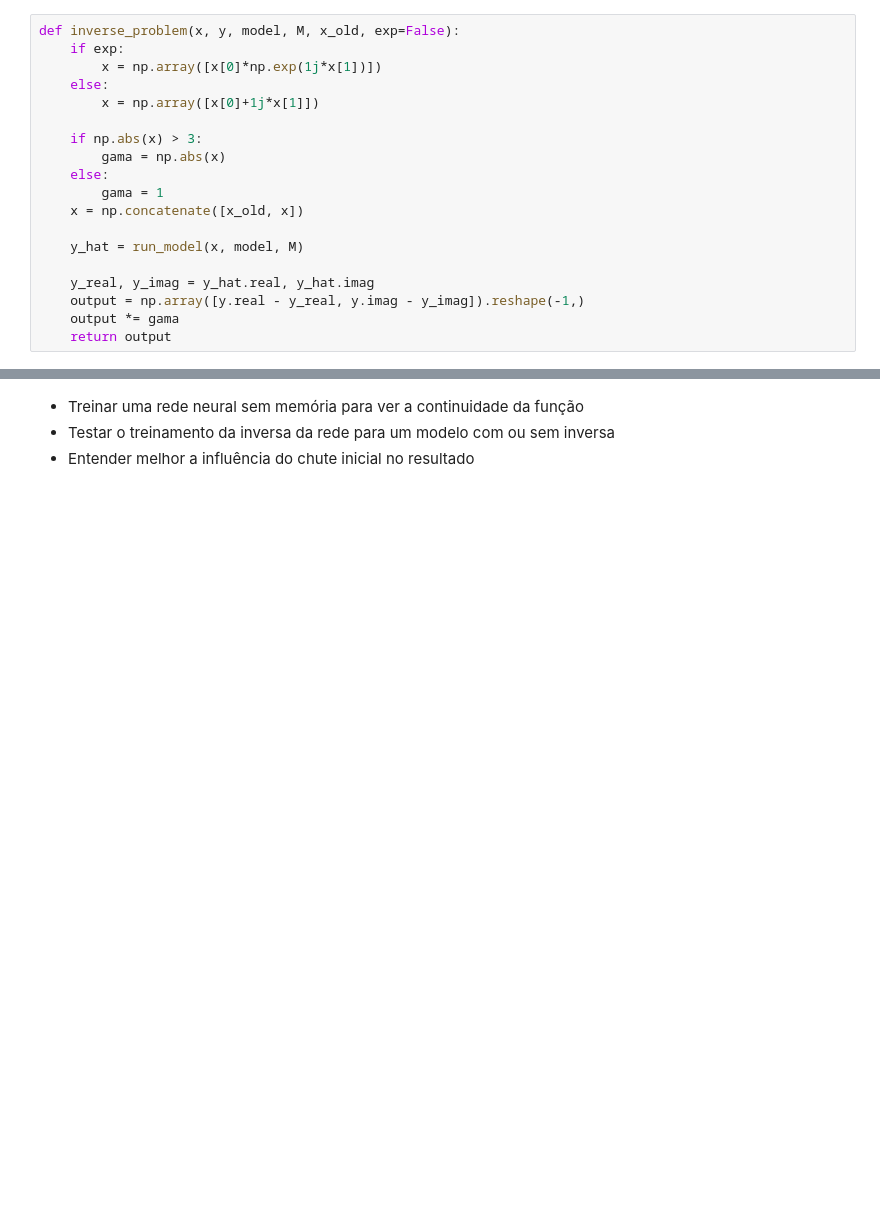
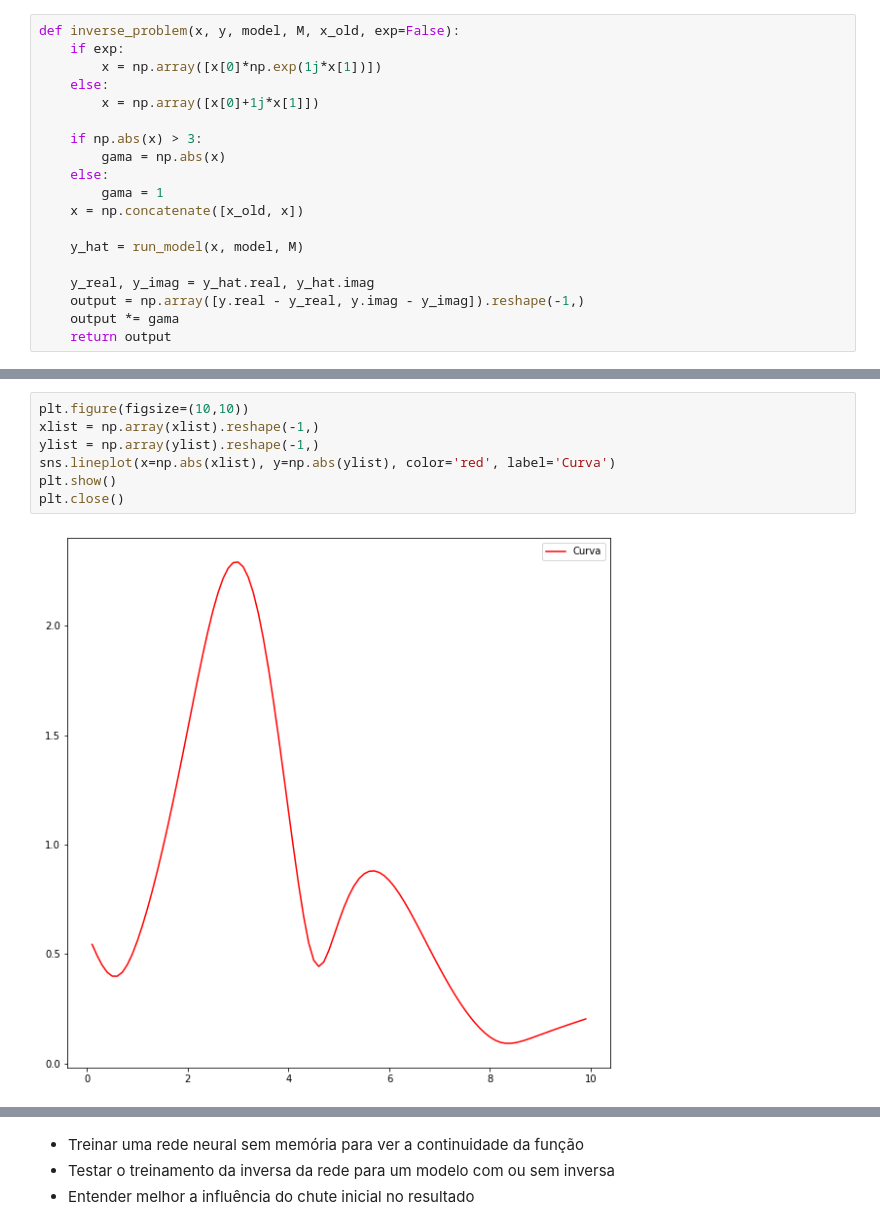
Before and after one commit to CaioMizerkowski/TCC, a Jupyter notebook: nb/parteB.ipynb, the cells around one changed output, grey strips where cells are left out. Saved outputs shown, nothing was run; the diff lists cells and outputs as text; blank space fills up the shorter version.

```diff
--- a/nb/parteB.ipynb
+++ b/nb/parteB.ipynb
@@ -446,0 +421,9 @@ x03: [1.2246468e-16+2.j] -> [-1.48875706-1.44817477j] -> [2.07692266] -> -138.62
+# %%
+plt.figure(figsize=(10,10))
+xlist = np.array(xlist).reshape(-1,)
+ylist = np.array(ylist).reshape(-1,)
+sns.lineplot(x=np.abs(xlist), y=np.abs(ylist), color='red', label='Curva')
+plt.show()
+plt.close()
+# %% [output]
+[figure, added]
```
Also changed, not shown: parts of 37 cells of this notebook, 6 other files.
